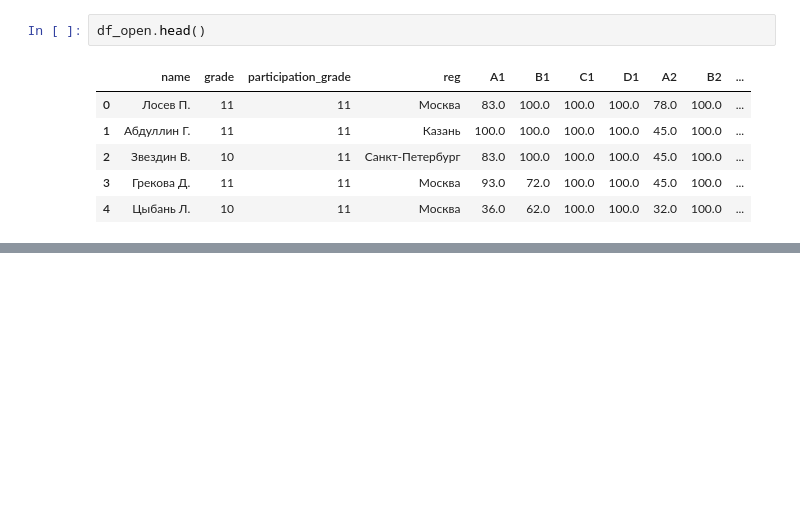
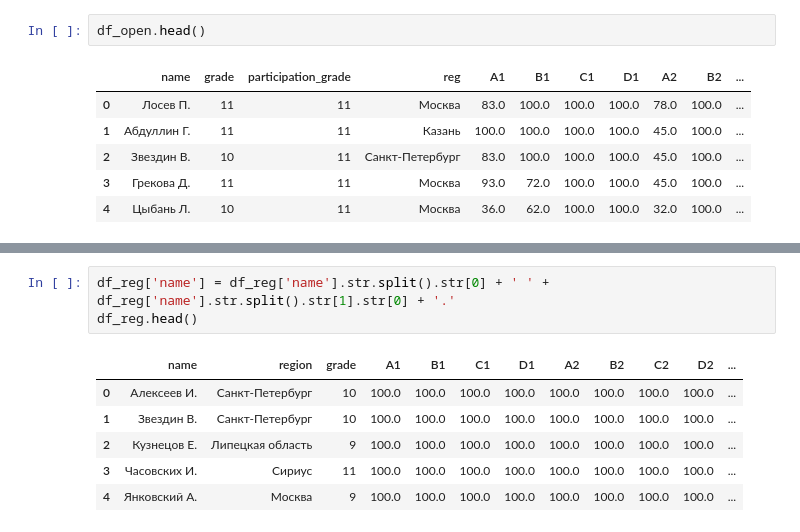
Before and after one commit to VladG00dmanPersonal/LMSH_AI_HACK, a Jupyter notebook: src/Vlad/EDA.ipynb, the cells around one changed output, grey strips where cells are left out. Drawn from its saved outputs; the diff is of its cells as text; blank space fills up the shorter version.

```diff
--- a/src/Vlad/EDA.ipynb
+++ b/src/Vlad/EDA.ipynb
@@ -1364,0 +1413,10 @@ df_open.head()
+# %%
+df_reg['name'] = df_reg['name'].str.split().str[0] + ' ' + df_reg['name'].str.split().str[1].str[0] + '.'
+df_reg.head()
+# %% [output]
+|  | name | region | grade | A1 | B1 | C1 | D1 | A2 | B2 | C2 | D2 | ... |
+| 0 | Алексеев И. | Санкт-Петербург | 10 | 100.0 | 100.0 | 100.0 | 100.0 | 100.0 | 100.0 | 100.0 | 100.0 | ... |
+| 1 | Звездин В. | Санкт-Петербург | 10 | 100.0 | 100.0 | 100.0 | 100.0 | 100.0 | 100.0 | 100.0 | 100.0 | ... |
+| 2 | Кузнецов Е. | Липецкая область | 9 | 100.0 | 100.0 | 100.0 | 100.0 | 100.0 | 100.0 | 100.0 | 100.0 | ... |
+| 3 | Часовских И. | Сириус | 11 | 100.0 | 100.0 | 100.0 | 100.0 | 100.0 | 100.0 | 100.0 | 100.0 | ... |
+| 4 | Янковский А. | Москва | 9 | 100.0 | 100.0 | 100.0 | 100.0 | 100.0 | 100.0 | 100.0 | 100.0 | ... |
```
Also changed, not shown: parts of 25 cells of this notebook, 7 other files.
